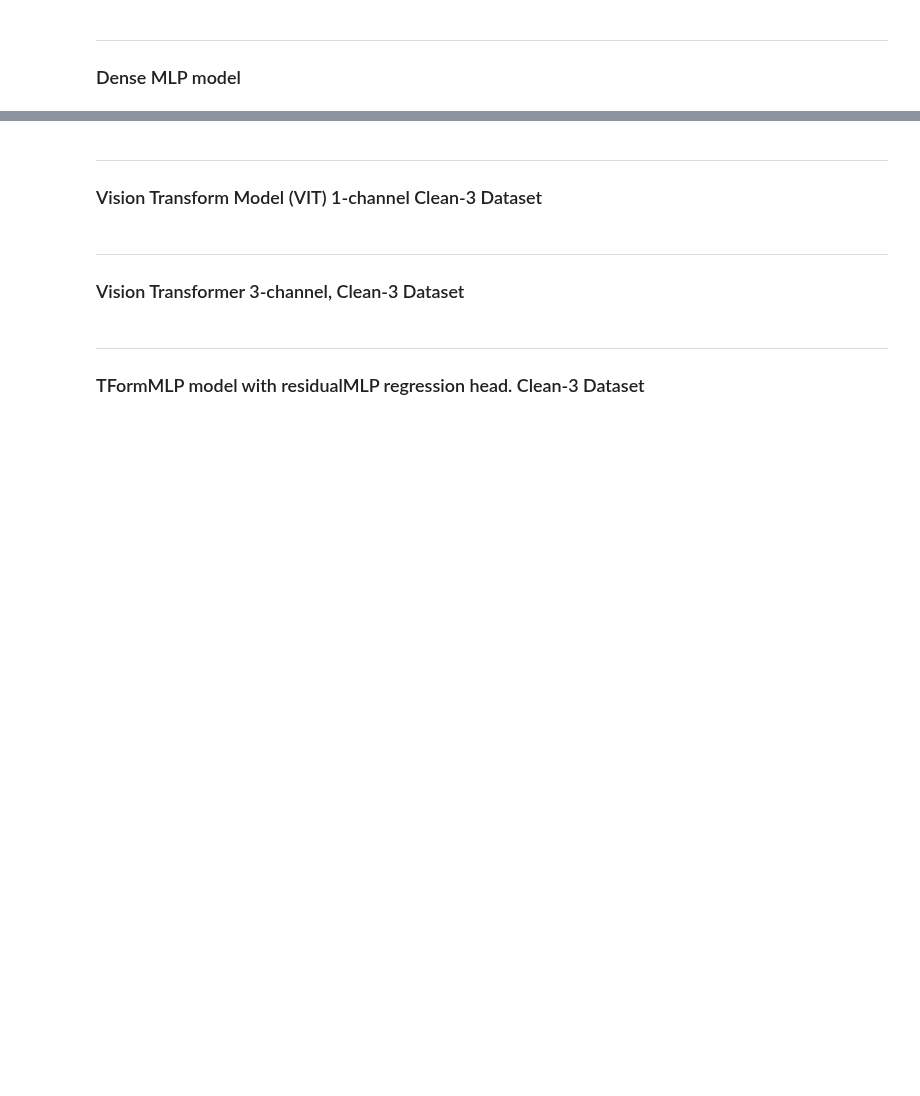
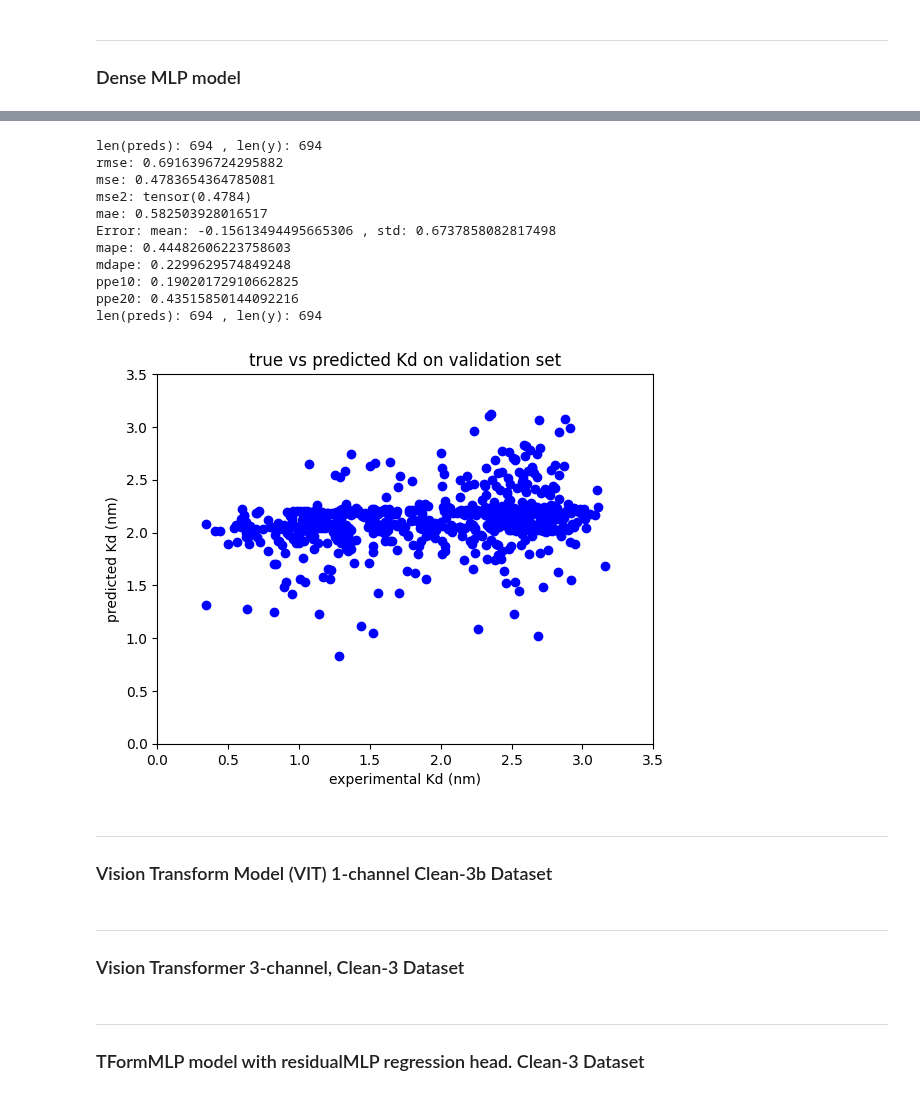
Before and after one commit to planaria158/BERT-antibody-antigen-binding-energy, a Jupyter notebook: Inference.ipynb, the cells around one changed output, grey strips where cells are left out. Drawn from its saved outputs; the diff is of its cells as text; code cells hidden in the pictures; blank space fills up the shorter version.

```diff
--- a/Inference.ipynb
+++ b/Inference.ipynb
@@ -135,13 +148,26 @@ pred_file_path = ''
 plot_preds_hist(pred_file_path)
 # %%
 # Inference on the validation set to compare actual with predicted values
-pred_file_path = './inference_results/residual_mlp_model/cleaned-3/preds_residual_mlp_1714945823.4635217.pkl'
-true_file_path = './inference_results/residual_mlp_model/cleaned-3/y_residual_mlp_1714945823.4637432.pkl'
+pred_file_path = './inference_results/residual_mlp_model/cleaned-3/test_no_cls_token/preds_residual_mlp_1715010322.2054656.pkl'
+true_file_path = './inference_results/residual_mlp_model/cleaned-3/test_no_cls_token/y_residual_mlp_1715010322.2057152.pkl'
 print_errors(pred_file_path, true_file_path)
 plot_pred_vs_true(pred_file_path, true_file_path, xlim=(0,3.5), ylim=(0,3.5))
+# %% [output]
+len(preds): 694 , len(y): 694
+rmse: 0.6916396724295882
+mse: 0.4783654364785081
+mse2: tensor(0.4784)
+mae: 0.582503928016517
+Error: mean: -0.15613494495665306 , std: 0.6737858082817498
+mape: 0.44482606223758603
+mdape: 0.2299629574849248
+ppe10: 0.19020172910662825
+ppe20: 0.43515850144092216
+len(preds): 694 , len(y): 694
+[figure, added]
 # %% [markdown]
 -------
-### Vision Transform Model (VIT)  1-channel Clean-3 Dataset
+### Vision Transform Model (VIT)  1-channel Clean-3b Dataset
 # %%
 pred_file_path = ''
 plot_preds_hist(pred_file_path)
```
Also changed, not shown: parts of 6 cells of this notebook, 36 other files.
